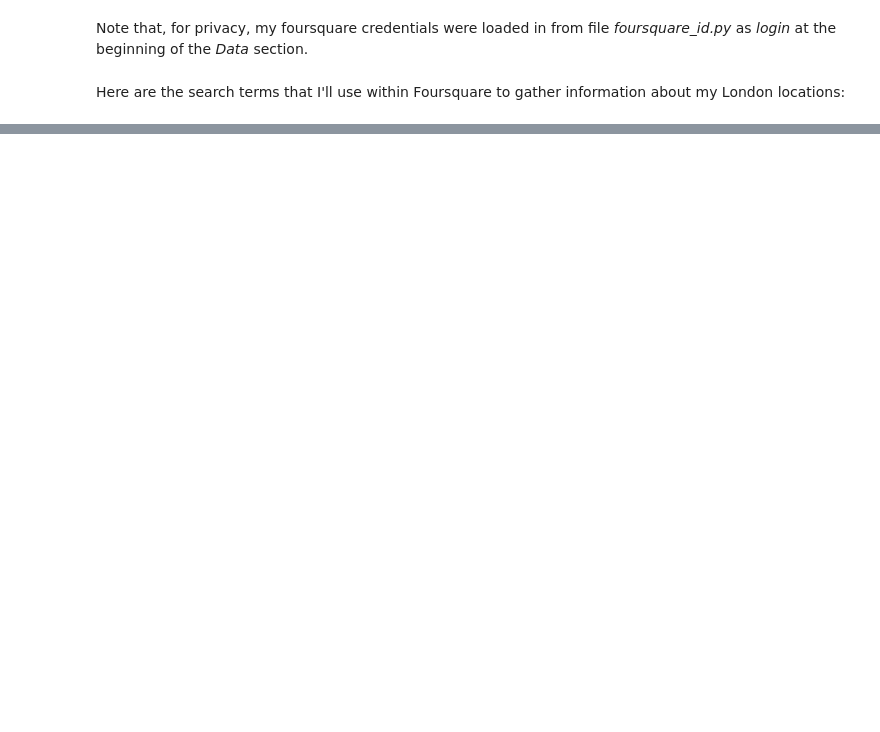
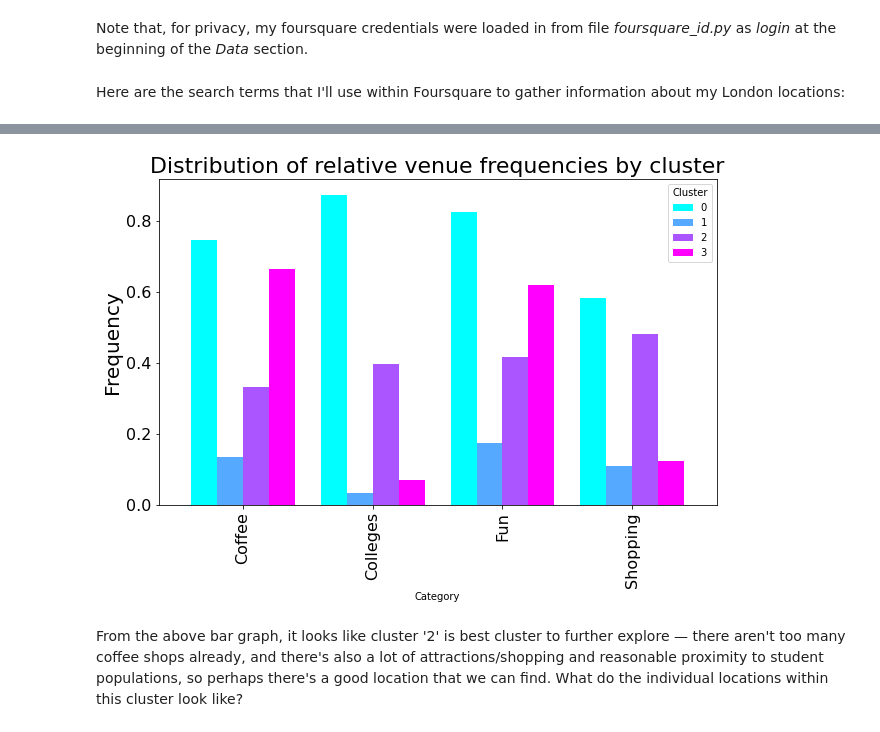
Before and after one commit to rose-cooper/Coursera_Capstone, a Jupyter notebook: capstone_project.ipynb, the cells around one changed output, grey strips where cells are left out. Drawn from its saved outputs; the diff is of its cells as text; code cells hidden in the pictures; blank space fills up the shorter version.

```diff
--- a/capstone_project.ipynb
+++ b/capstone_project.ipynb
@@ -228,0 +339,4 @@ Using the first query, I'm going to use Foursquare to fetch the number of coffee
+# %%
+# add clustering labels
+nearby_venues.insert(0, 'Cluster', kmeans.labels_)
+nearby_venues.head(10)
@@ -228,0 +361,26 @@ Using the first query, I'm going to use Foursquare to fetch the number of coffee
+# %%
+# create map
+map_clusters = folium.Map(location=[lon_lat, lon_lng],
+                          zoom_start=13,
+                          tiles='Stamen Toner')
+
+# set color scheme for the clusters
+x = np.arange(kclusters)
+ys = [i + x + (i*x)**2 for i in range(kclusters)]
+colors_array = cm.cool(np.linspace(0, 1, len(ys)))
+rainbow = [colors.rgb2hex(i) for i in colors_array]
+
+# add markers to the map
+markers_colors = []
+for lat, lon, loc, cluster in zip(nearby_venues['Latitude'], nearby_venues['Longitude'], nearby_venues['Location'], nearby_venues['Cluster']):
+    label = folium.Popup(str(loc) + ' Cluster ' + str(cluster), parse_html=True)
+    folium.CircleMarker(
+        [lat, lon],
+        radius=10,
+        popup=label,
+        color=rainbow[cluster],
+        fill=True,
+        fill_color=rainbow[cluster],
+        fill_opacity=0.7).add_to(map_clusters)
+
+map_clusters
@@ -228,0 +391,4 @@ Using the first query, I'm going to use Foursquare to fetch the number of coffee
+# %%
+# mean category frequency per cluster
+cluster_means = nearby_venues.groupby('Cluster').mean().drop(['Latitude','Longitude'],1).transpose()
+cluster_means
@@ -228,0 +402,14 @@ Using the first query, I'm going to use Foursquare to fetch the number of coffee
+# %%
+# plot bar graph to compare
+cluster_means.plot(kind="bar", figsize=(10,6),
+                   width=0.8, color=rainbow)
+plt.xticks(fontsize=16)
+plt.yticks(fontsize=16)
+plt.ylabel('Frequency', fontsize=20)
+plt.title('Distribution of relative venue frequencies by cluster', fontsize=22)
+plt.axhline(y=0, color="black", linewidth=1)
+plt.show()
+# %% [output]
+[figure, added]
+# %% [markdown]
+From the above bar graph, it looks like cluster '2' is best cluster to further explore — there aren't too many coffee shops already, and there's also a lot of attractions/shopping and reasonable proximity to student populations, so perhaps there's a good location that we can find. What do the individual locations within this cluster look like?
```
Also changed, not shown: parts of 51 cells of this notebook.
